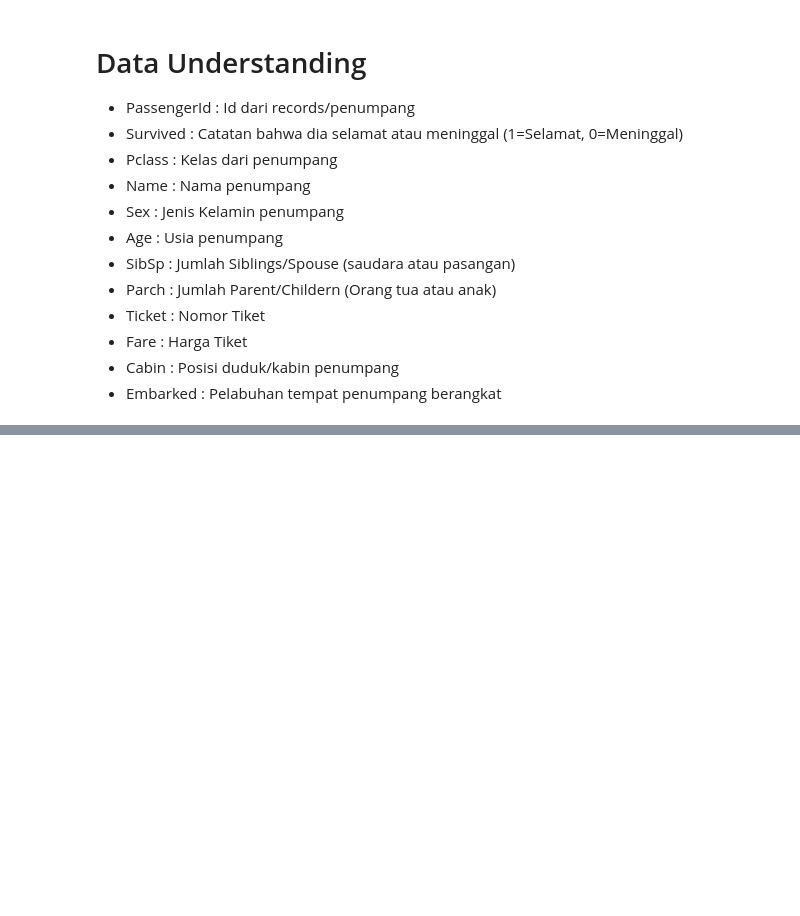
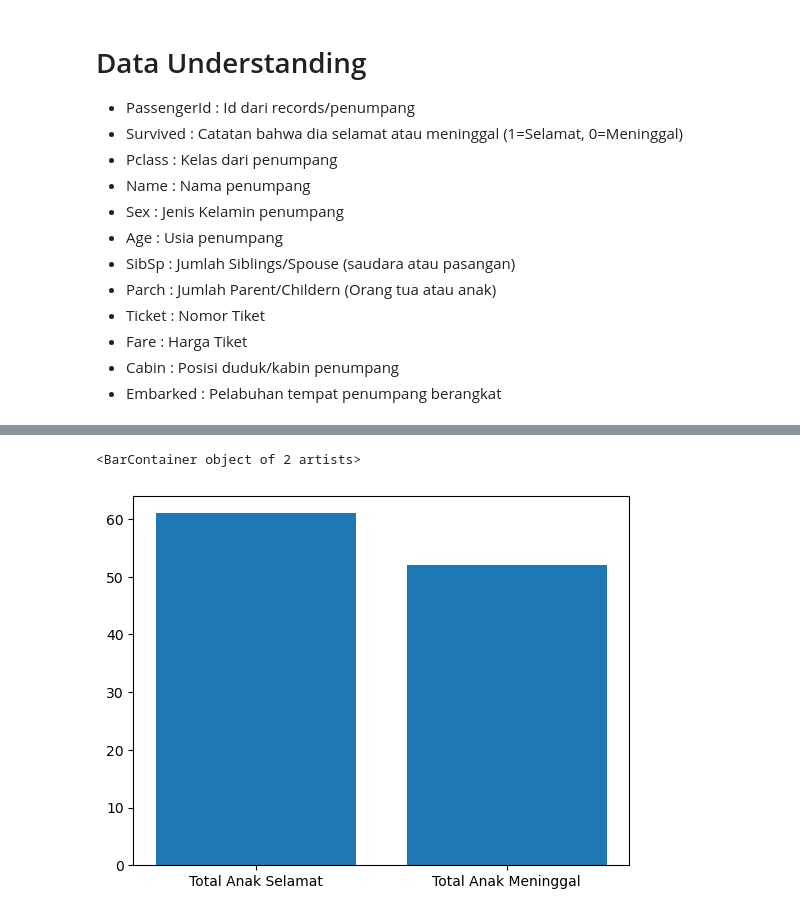
Before and after one commit to yusnarsetiyadi/Mini_Project_Data_Science, a Jupyter notebook: titanic.ipynb, the cells around one changed output, grey strips where cells are left out. Cells and saved outputs as stored; diff of their text form; code cells hidden in the pictures; blank space fills up the shorter version.

Commit message:
titanic data preparation

```diff
--- a/titanic.ipynb
+++ b/titanic.ipynb
@@ -75,0 +199,4 @@ data.describe()
+# %%
+for i in range (891):
+    if DataFix.loc[i,'Age']=='tidak diketahui':
+        DataFix.loc[i,'Age']=0.0
@@ -75,0 +253,9 @@ data.describe()
+# %%
+DataFix['Anak (0)']=DataFix['Anak (0)'].fillna(0.0)
+DataFix['Anak (1)']=DataFix['Anak (1)'].fillna(0.0)
+DataFix['Remaja (0)']=DataFix['Remaja (0)'].fillna(0.0)
+DataFix['Remaja (1)']=DataFix['Remaja (1)'].fillna(0.0)
+DataFix['Dewasa (0)']=DataFix['Dewasa (0)'].fillna(0.0)
+DataFix['Dewasa (1)']=DataFix['Dewasa (1)'].fillna(0.0)
+DataFix['Lansia (0)']=DataFix['Lansia (0)'].fillna(0.0)
+DataFix['Lansia (1)']=DataFix['Lansia (1)'].fillna(0.0)
@@ -75,0 +298,14 @@ data.describe()
+# %%
+# Data Survived by Age
+ExData={
+    'Total Anak Selamat':[DataFix['Anak (1)'].sum()],
+    'Total Anak Meninggal':[DataFix['Anak (0)'].sum()],
+    'Total Remaja Selamat':[DataFix['Remaja (1)'].sum()],
+    'Total Remaja Meninggal':[DataFix['Remaja (0)'].sum()],
+    'Total Dewasa Selamat':[DataFix['Dewasa (1)'].sum()],
+    'Total Dewasa Meninggal':[DataFix['Dewasa (0)'].sum()],
+    'Total Lansia Selamat':[DataFix['Lansia (1)'].sum()],
+    'Total Lansia Meninggal':[DataFix['Lansia (0)'].sum()]
+}
+
+DataSurvivedByAge=pandas.DataFrame(ExData)
@@ -75,0 +319,4 @@ data.describe()
+# %%
+# Comparison Data Anak
+anakselamat=DataSurvivedByAge['Total Anak Selamat']
+anakmeninggal=DataSurvivedByAge['Total Anak Meninggal']
@@ -75,0 +512,5 @@ data.describe()
+# %%
+plt.bar(['Total Anak Selamat','Total Anak Meninggal'],[int(anakselamat),int(anakmeninggal)])
+# %% [output]
+<BarContainer object of 2 artists>
+[figure, added]
```
Also changed, not shown: parts of 54 cells of this notebook, 1 other file.
